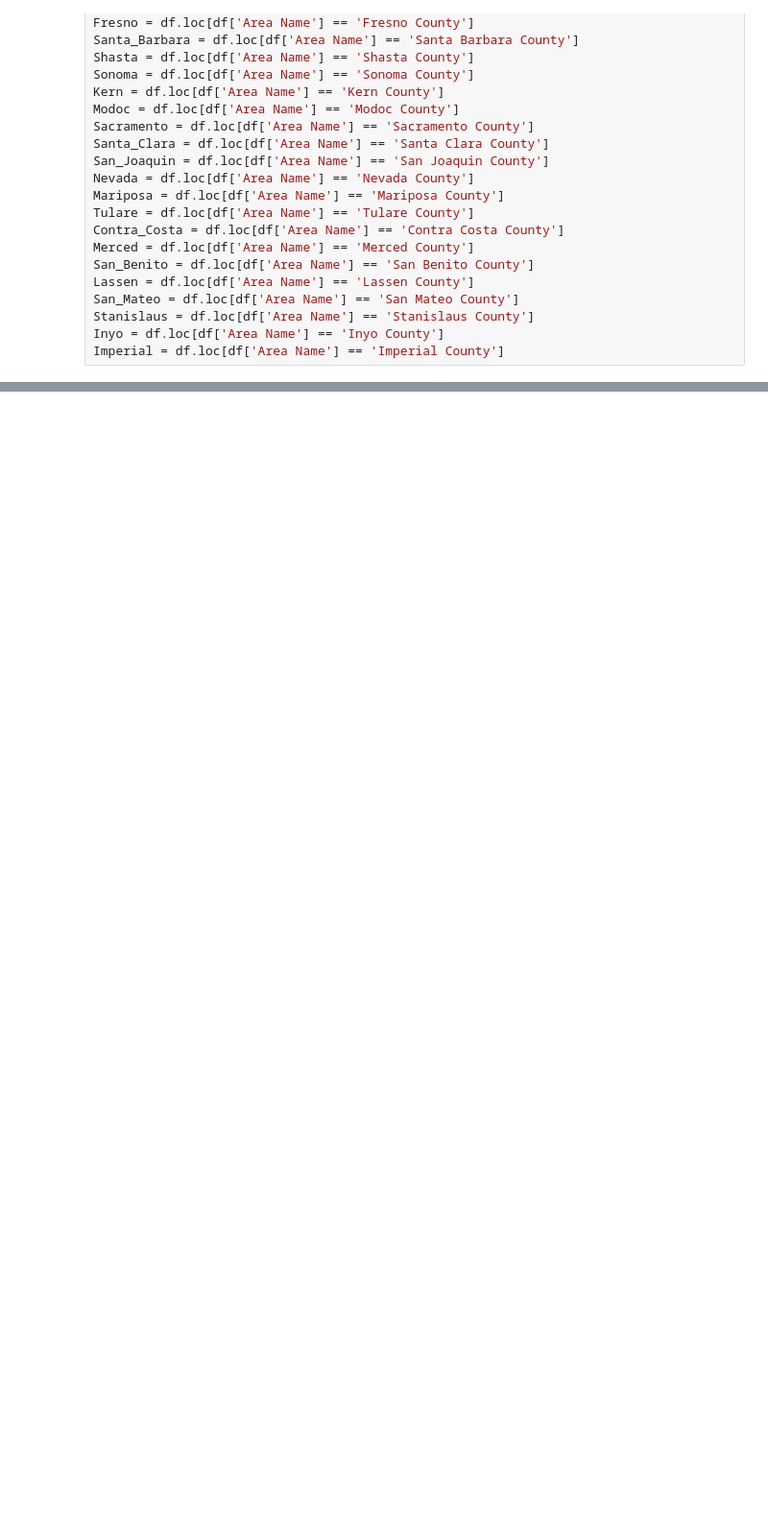
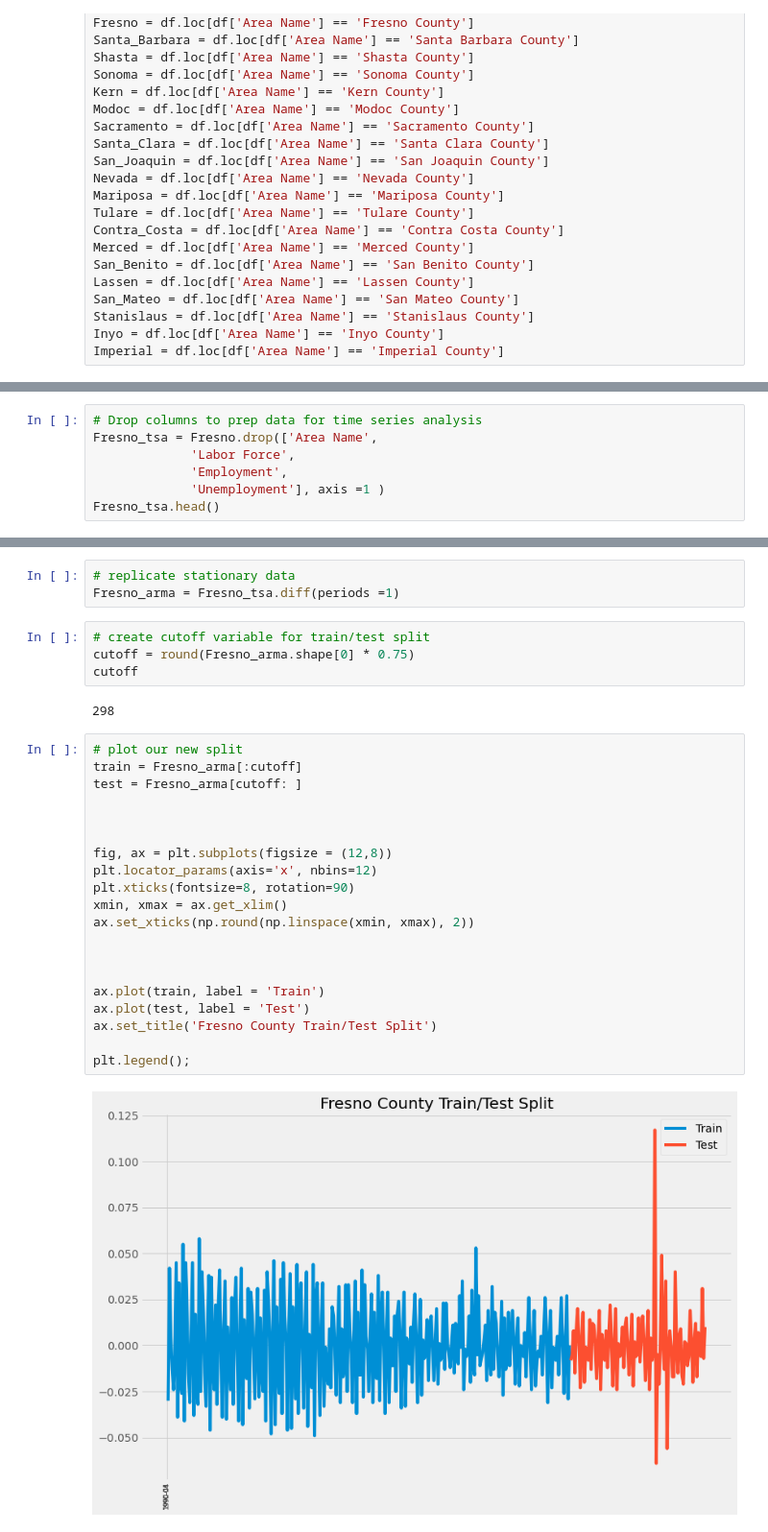
Before and after one commit to joshstruggles/Local-Area-Unemployment-Statistics-California, a Jupyter notebook: time_series_analysis.ipynb, the cells around one changed output, grey strips where cells are left out. Shown: that part at 96% size. Cells and saved outputs as stored; diff of their text form; blank space fills up the shorter version.

Commit message:
work done on time_series_analysis .ipynb

```diff
--- a/time_series_analysis.ipynb
+++ b/time_series_analysis.ipynb
@@ -159,0 +184,7 @@ dtype: float64
+# %%
+# Drop columns to prep data for time series analysis
+Fresno_tsa = Fresno.drop(['Area Name',
+             'Labor Force',
+             'Employment',
+             'Unemployment'], axis =1 )
+Fresno_tsa.head()
@@ -159,0 +199,31 @@ dtype: float64
+# %%
+# replicate stationary data
+Fresno_arma = Fresno_tsa.diff(periods =1)
+# %%
+# create cutoff variable for train/test split
+cutoff = round(Fresno_arma.shape[0] * 0.75)
+cutoff
+# %% [output]
+298
+# %%
+# plot our new split
+train = Fresno_arma[:cutoff]
+test = Fresno_arma[cutoff: ]
+
+
+
+fig, ax = plt.subplots(figsize = (12,8))
+plt.locator_params(axis='x', nbins=12)
+plt.xticks(fontsize=8, rotation=90)
+xmin, xmax = ax.get_xlim()
+ax.set_xticks(np.round(np.linspace(xmin, xmax), 2))
+
+
+
+ax.plot(train, label = 'Train')
+ax.plot(test, label = 'Test')
+ax.set_title('Fresno County Train/Test Split')
+
+plt.legend();
+# %% [output]
+[figure, added]
```
Also changed, not shown: parts of 14 cells of this notebook, 1 other file.
